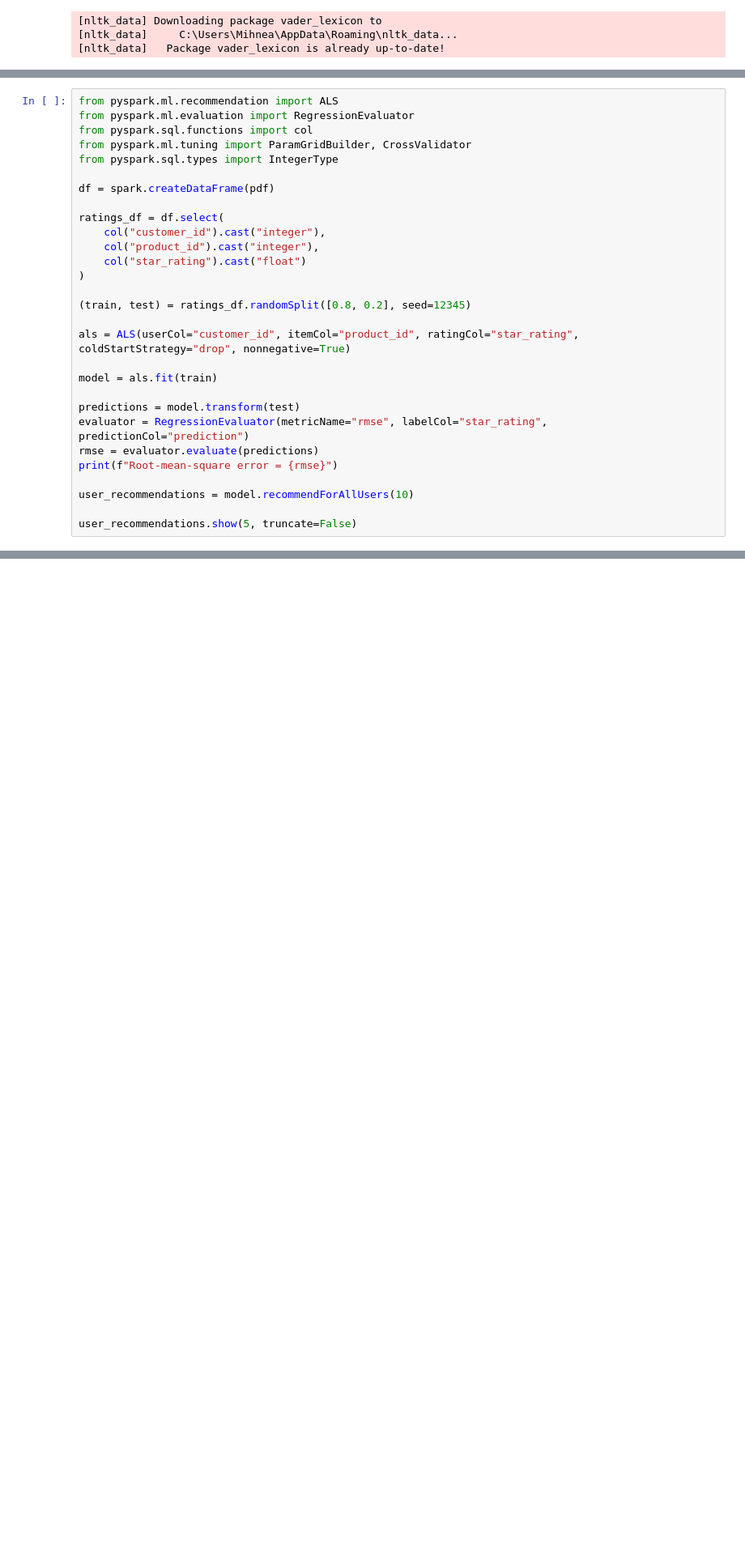
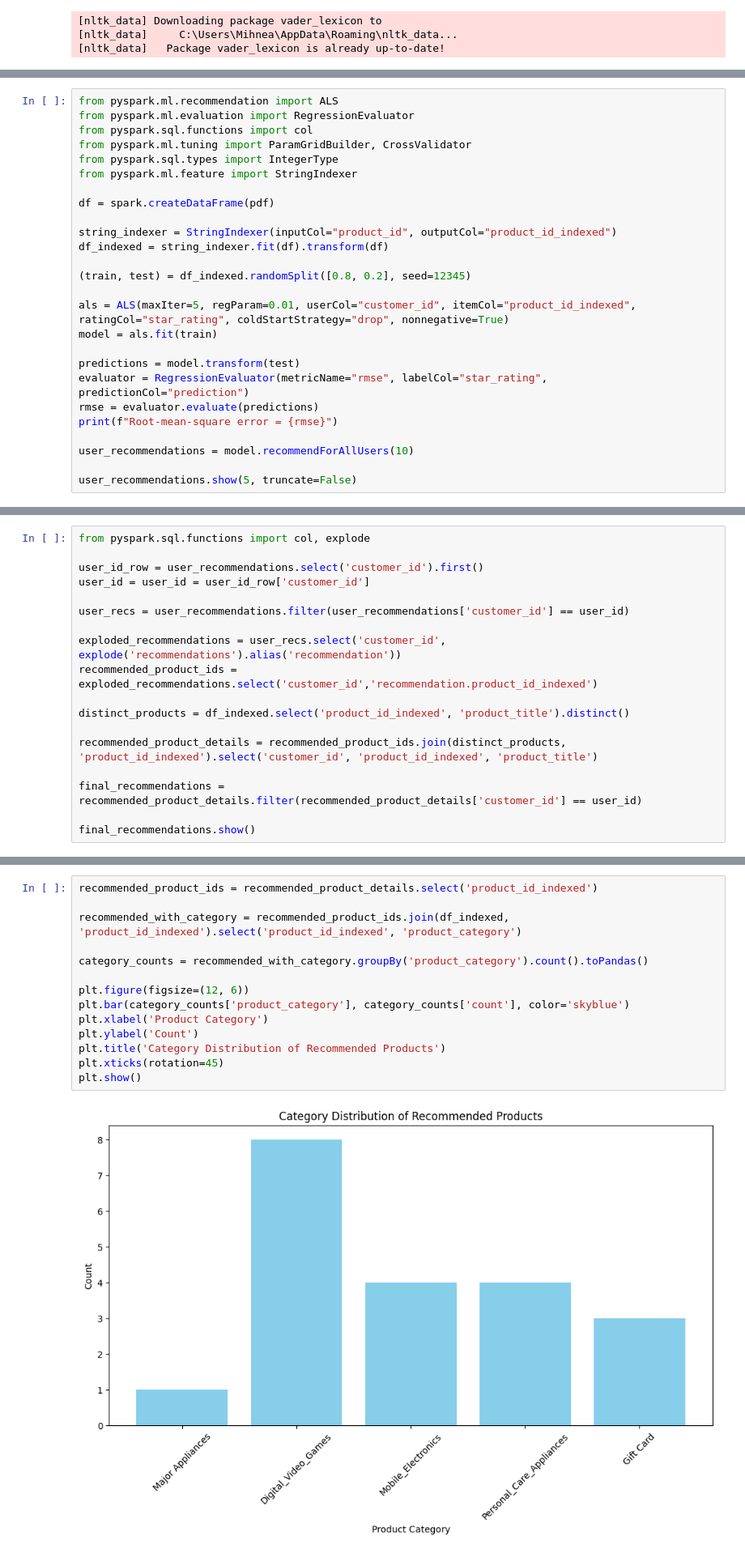
Before and after one commit to ochesanum/Analyse-Amazon-Customer-Reviews, a Jupyter notebook: amazon.ipynb, the cells around one changed output, grey strips where cells are left out. Shown: that part at 81% size. Drawn from its saved outputs; the diff is of its cells as text; blank space fills up the shorter version.

Commit message:
implemented functional recommender system adn some analytics

```diff
--- a/amazon.ipynb
+++ b/amazon.ipynb
@@ -362,19 +362,16 @@ from pyspark.ml.evaluation import RegressionEvaluator
 from pyspark.sql.functions import col
 from pyspark.ml.tuning import ParamGridBuilder, CrossValidator
 from pyspark.sql.types import IntegerType
+from pyspark.ml.feature import StringIndexer
 
 df = spark.createDataFrame(pdf)
 
-ratings_df = df.select(
-    col("customer_id").cast("integer"),
-    col("product_id").cast("integer"),
-    col("star_rating").cast("float")
-)
+string_indexer = StringIndexer(inputCol="product_id", outputCol="product_id_indexed")
+df_indexed = string_indexer.fit(df).transform(df)
 
-(train, test) = ratings_df.randomSplit([0.8, 0.2], seed=12345)
+(train, test) = df_indexed.randomSplit([0.8, 0.2], seed=12345)
 
-als = ALS(userCol="customer_id", itemCol="product_id", ratingCol="star_rating", coldStartStrategy="drop", nonnegative=True)
-
+als = ALS(maxIter=5, regParam=0.01, userCol="customer_id", itemCol="product_id_indexed", ratingCol="star_rating", coldStartStrategy="drop", nonnegative=True)
 model = als.fit(train)
 
 predictions = model.transform(test)
@@ -392,0 +397,18 @@ Py4JJavaError: An error occurred while calling o5153.fit.
+# %%
+from pyspark.sql.functions import col, explode
+
+user_id_row = user_recommendations.select('customer_id').first()
+user_id = user_id = user_id_row['customer_id']
+
+user_recs = user_recommendations.filter(user_recommendations['customer_id'] == user_id)
+
+exploded_recommendations = user_recs.select('customer_id', explode('recommendations').alias('recommendation'))
+recommended_product_ids = exploded_recommendations.select('customer_id','recommendation.product_id_indexed')
+
+distinct_products = df_indexed.select('product_id_indexed', 'product_title').distinct()
+
+recommended_product_details = recommended_product_ids.join(distinct_products, 'product_id_indexed').select('customer_id', 'product_id_indexed', 'product_title')
+
+final_recommendations = recommended_product_details.filter(recommended_product_details['customer_id'] == user_id)
+
+final_recommendations.show()
@@ -392,0 +441,16 @@ Py4JJavaError: An error occurred while calling o5153.fit.
+# %%
+recommended_product_ids = recommended_product_details.select('product_id_indexed')
+
+recommended_with_category = recommended_product_ids.join(df_indexed, 'product_id_indexed').select('product_id_indexed', 'product_category')
+
+category_counts = recommended_with_category.groupBy('product_category').count().toPandas()
+
+plt.figure(figsize=(12, 6))
+plt.bar(category_counts['product_category'], category_counts['count'], color='skyblue')
+plt.xlabel('Product Category')
+plt.ylabel('Count')
+plt.title('Category Distribution of Recommended Products')
+plt.xticks(rotation=45)
+plt.show()
+# %% [output]
+[figure, added]
```
Also changed, not shown: parts of 18 cells of this notebook.
